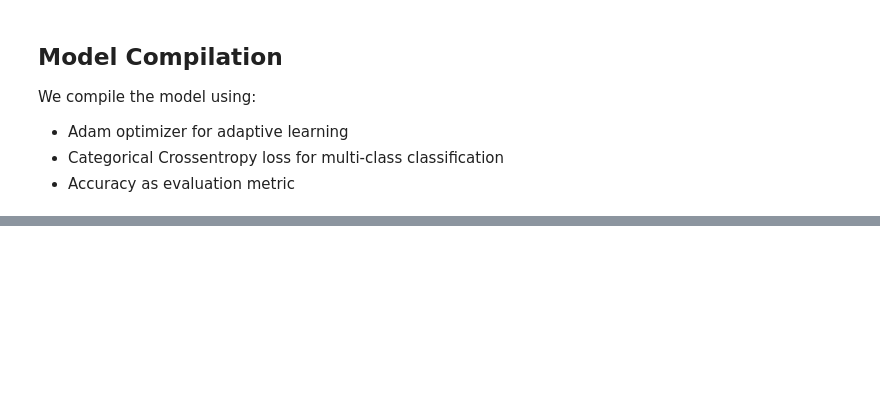
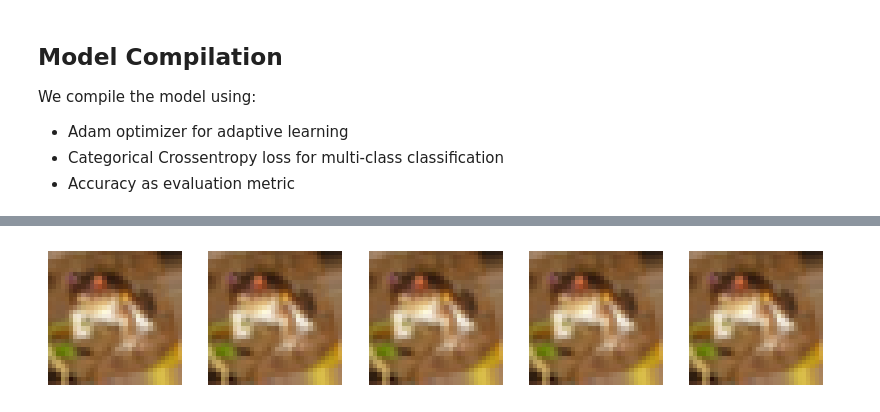
Before and after one commit to ashifa-1/CNN-CIFAR10, a Jupyter notebook: notebook.ipynb, the cells around one changed output, grey strips where cells are left out. Drawn from its saved outputs; the diff is of its cells as text; code cells hidden in the pictures; blank space fills up the shorter version.

Commit message:
Data Augumentation done

```diff
--- a/notebook.ipynb
+++ b/notebook.ipynb
@@ -202,0 +216,22 @@ model.compile(
+# %%
+datagen = ImageDataGenerator(
+    rotation_range=15,
+    width_shift_range=0.1,
+    height_shift_range=0.1,
+    horizontal_flip=True
+)
+
+datagen.fit(x_train)
+# %%
+plt.figure(figsize=(10,6))
+
+for X_batch, y_batch in datagen.flow(x_train[:1], y_train[:1], batch_size=1):
+    for i in range(5):
+        plt.subplot(1,5,i+1)
+        plt.imshow(X_batch[0])
+        plt.axis('off')
+    break
+
+plt.show()
+# %% [output]
+[figure, added]
```
Also changed, not shown: parts of 2 cells of this notebook.
